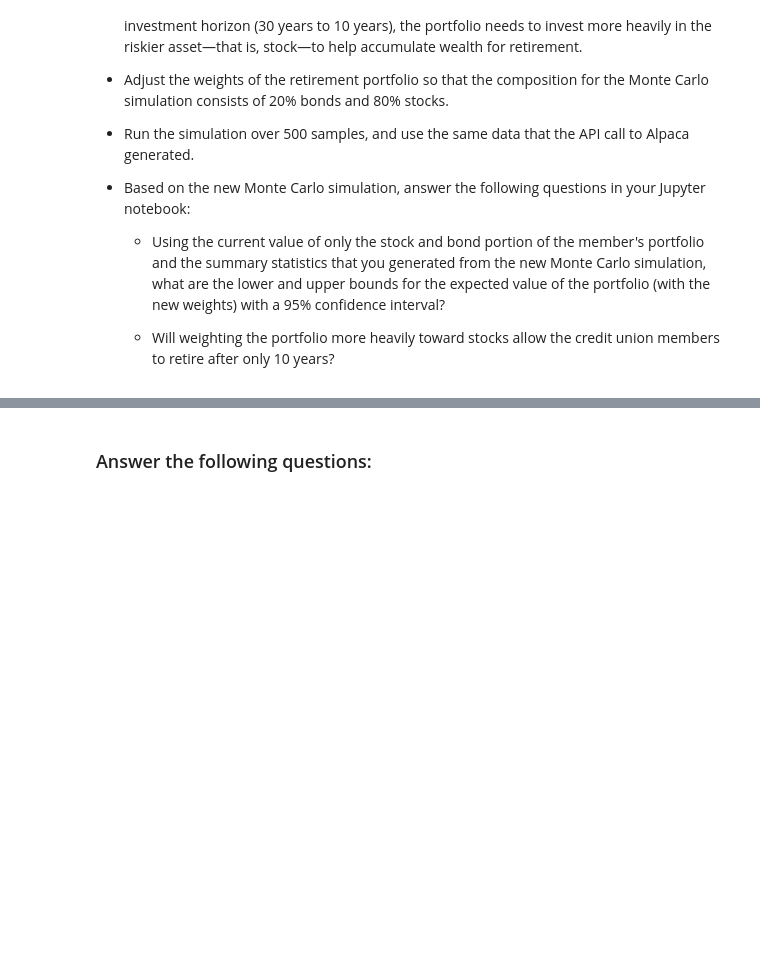
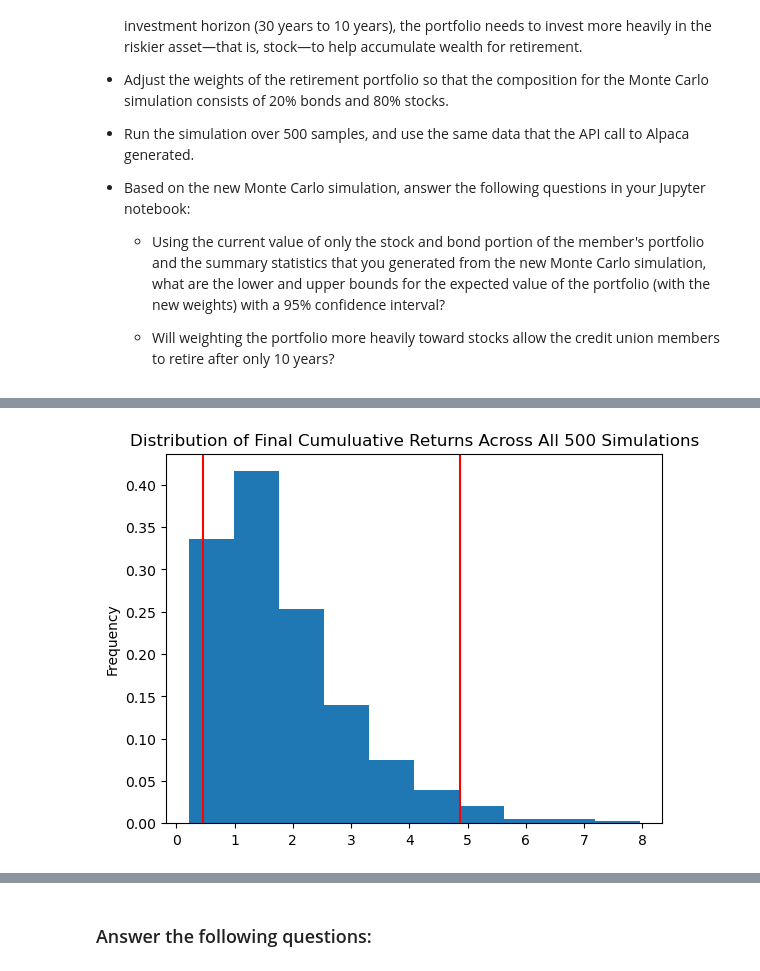
Before and after one commit to nielsdehaan1977/Fintech_Module5, a Jupyter notebook: financial_planning_tools.ipynb, the cells around one changed output, grey strips where cells are left out. Cells and saved outputs as stored; diff of their text form; code cells hidden in the pictures; blank space fills up the shorter version.

```diff
--- a/financial_planning_tools.ipynb
+++ b/financial_planning_tools.ipynb
@@ -534,7 +659,9 @@ For this new Monte Carlo simulation, do the following:
 # %%
 # Visualize the probability distribution of the 10-year Monte Carlo simulation
 # by plotting a histogram
-# YOUR CODE HERE
+SPY_weight_80_10Y_hist_plot = MC_SPY_weight_80_10Y.plot_distribution()
+# %% [output]
+[figure, added]
 # %%
 # Generate summary statistics from the 10-year Monte Carlo simulation results
 # Save the results as a variable
```
Also changed, not shown: parts of 28 cells of this notebook, 4 other files.
